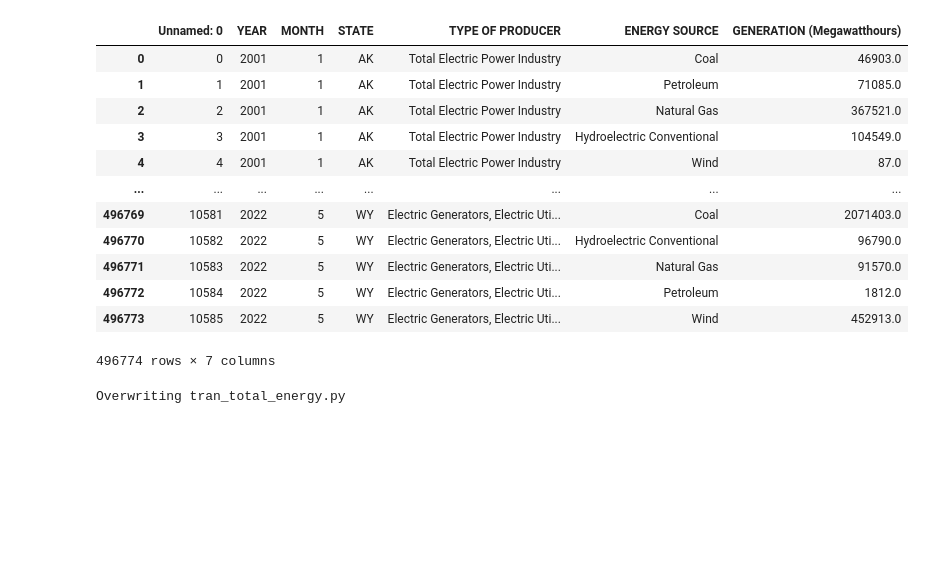
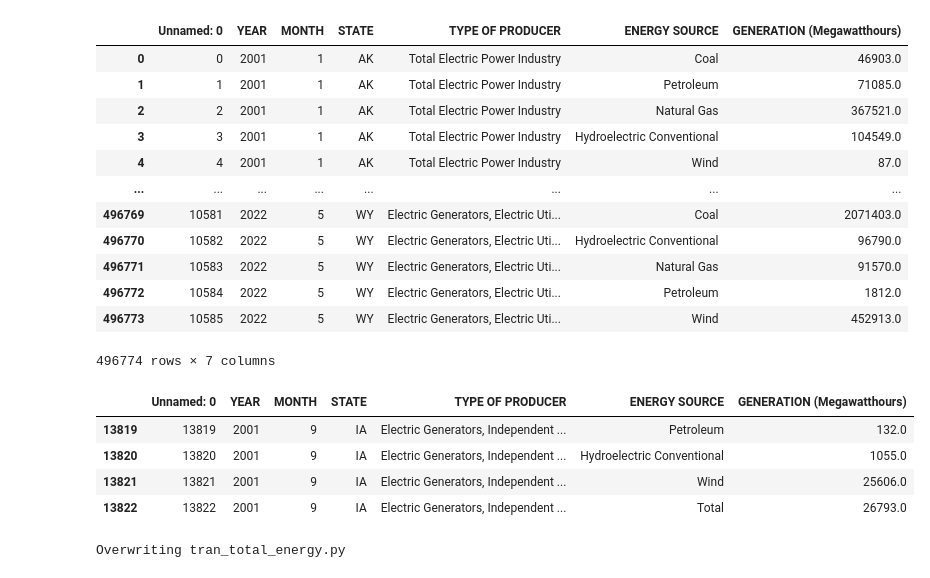
Before and after one commit to ahakobia/Group4_NFLX_MIDTERM, a Jupyter notebook: Adeh/Adehs_US_Energy.ipynb, the cells around one changed output. Drawn from its saved outputs; the diff is of its cells as text; code cells hidden in the pictures; blank space fills up the shorter version.

```diff
--- a/Adeh/Adehs_US_Energy.ipynb
+++ b/Adeh/Adehs_US_Energy.ipynb
@@ -28,6 +28,14 @@ x
 | 496772 | 10584 | 2022 | 5 | WY | Electric Generators, Electric Uti... | Petroleum | 1812.0 |
 | 496773 | 10585 | 2022 | 5 | WY | Electric Generators, Electric Uti... | Wind | 452913.0 |
 496774 rows × 7 columns
+# %%
+x.iloc[13819:13823,]
+# %% [output]
+|  | Unnamed: 0 | YEAR | MONTH | STATE | TYPE OF PRODUCER | ENERGY SOURCE | GENERATION (Megawatthours) |
+| 13819 | 13819 | 2001 | 9 | IA | Electric Generators, Independent ... | Petroleum | 132.0 |
+| 13820 | 13820 | 2001 | 9 | IA | Electric Generators, Independent ... | Hydroelectric Conventional | 1055.0 |
+| 13821 | 13821 | 2001 | 9 | IA | Electric Generators, Independent ... | Wind | 25606.0 |
+| 13822 | 13822 | 2001 | 9 | IA | Electric Generators, Independent ... | Total | 26793.0 |
 # %%
 %%file tran_total_energy.py
 
```
Also changed, not shown: parts of 7 cells of this notebook, 4 other files.
